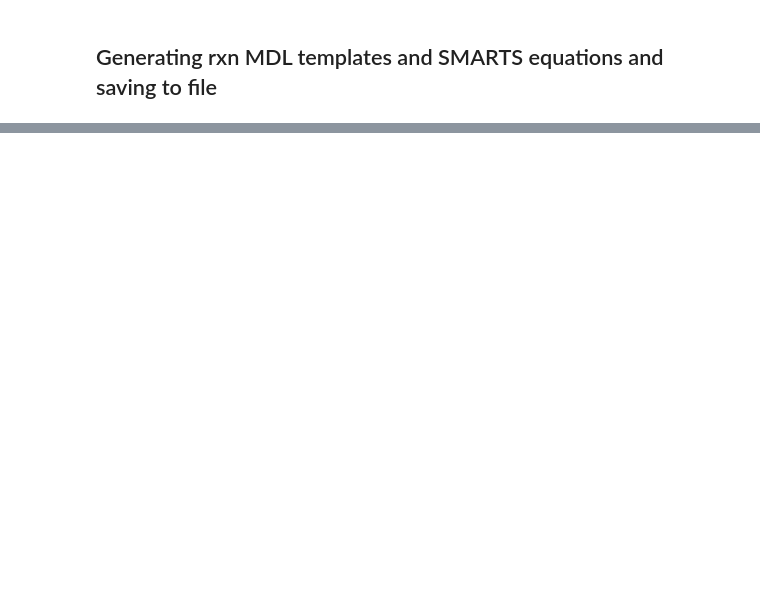
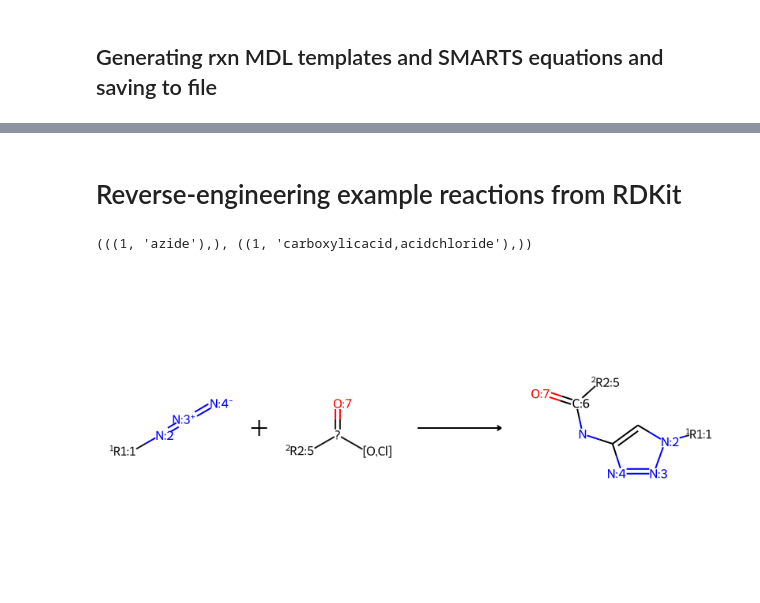
Before and after one commit to timbernat/NREL_polymers, a Jupyter notebook: reaction_def.ipynb, the cells around one changed output, grey strips where cells are left out. Cells and saved outputs as stored; diff of their text form; code cells hidden in the pictures; blank space fills up the shorter version.

```diff
--- a/reaction_def.ipynb
+++ b/reaction_def.ipynb
@@ -267,0 +438,11 @@ for chemistry, rxn in rxns.items():
+# %% [markdown]
+# Reverse-engineering example reactions from RDKit
+# %%
+# rxn = rdChemReactions.ReactionFromRxnFile('test.rxn')
+rxn = rdChemReactions.ReactionFromRxnFile('azide.rxn')
+nWarn,nError,nReacts,nProds,reactantLabels = rdChemReactions.PreprocessReaction(rxn)
+print(reactantLabels)
+display(rxn)
+# %% [output]
+(((1, 'azide'),), ((1, 'carboxylicacid,acidchloride'),))
+[figure, added]
```
Also changed, not shown: parts of 14 cells of this notebook.
